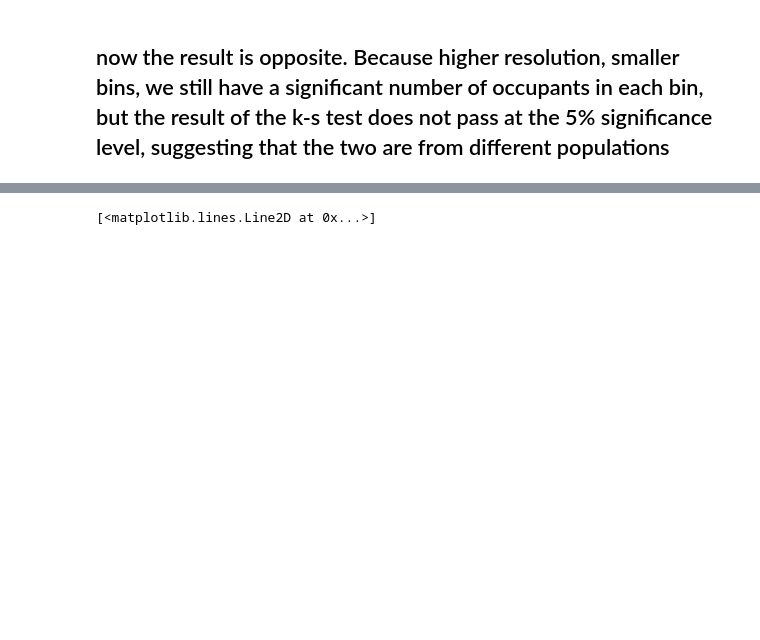
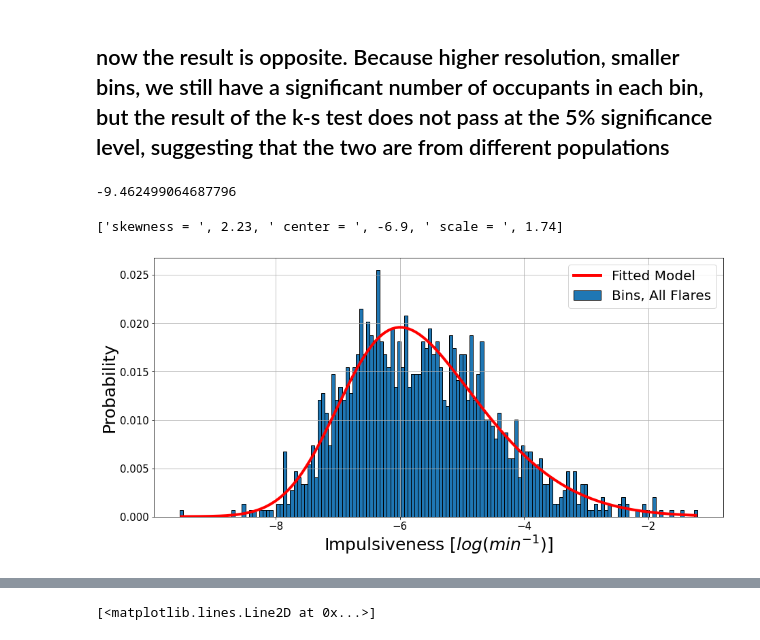
Before and after one commit to coletamburri2112/imp_dev, a Jupyter notebook: fit_imp_distribution_relative.ipynb, the cells around one changed output, grey strips where cells are left out. Saved outputs shown, nothing was run; the diff lists cells and outputs as text; code cells hidden in the pictures; blank space fills up the shorter version.

Commit message:
fitting of impulsiveness distributions

```diff
--- a/fit_imp_distribution_relative.ipynb
+++ b/fit_imp_distribution_relative.ipynb
@@ -250,3 +255,32 @@ result2
 KstestResult(statistic=0.2, pvalue=0.0048579332350668775)
 # %% [markdown]
 ## now the result is opposite.  Because higher resolution, smaller bins, we still have a significant number of occupants in each bin, but the result of the k-s test does not pass at the 5% significance level, suggesting that the two are from different populations
+# %%
+edges[1]
+# %% [output]
+-9.462499064687796
+# %%
+# fit bins to skewed Gaussian?
+from scipy.stats import skewnorm
+from scipy.stats import norm
+
+hist = np.histogram(all_imp_nonan,bins=edges)
+hist_dist = scipy.stats.rv_histogram(hist)
+
+# for all flares
+a, loc, scale = 1.0, -6, 1
+data = all_imp_nonan
+a_estimate, loc_estimate, scale_estimate = stats.skewnorm.fit(data)
+print(['skewness = ',round(a_estimate,2),' center = ',round(loc_estimate,2),' scale = ',round(scale_estimate,2)])
+skewedgauss = 2*norm.pdf((edges[0:-1]-loc_estimate)/scale_estimate)*norm.cdf(a_estimate*((edges[0:-1]-loc_estimate)/scale_estimate))
+fig,ax = plt.subplots(figsize=(15,7))
+ax.bar(edges[0:-1],h[0]/sum(h[0]),label='Bins, All Flares',width=(edges[1]-edges[0]),edgecolor='black')
+ax.plot(edges[0:-1],(skewedgauss/sum(skewedgauss)),label='Fitted Model',color='red',linewidth=4)
+ax.legend(fontsize=20)
+ax.grid()
+ax.set_ylabel('Probability',fontsize=25)
+ax.set_xlabel('Impulsiveness [$log(min^{-1})$]',fontsize=25)
+ax.tick_params(labelsize=15)
+# %% [output]
+['skewness = ', 2.23, ' center = ', -6.9, ' scale = ', 1.74]
+[figure, added]
```
Also changed, not shown: parts of 14 cells of this notebook.
